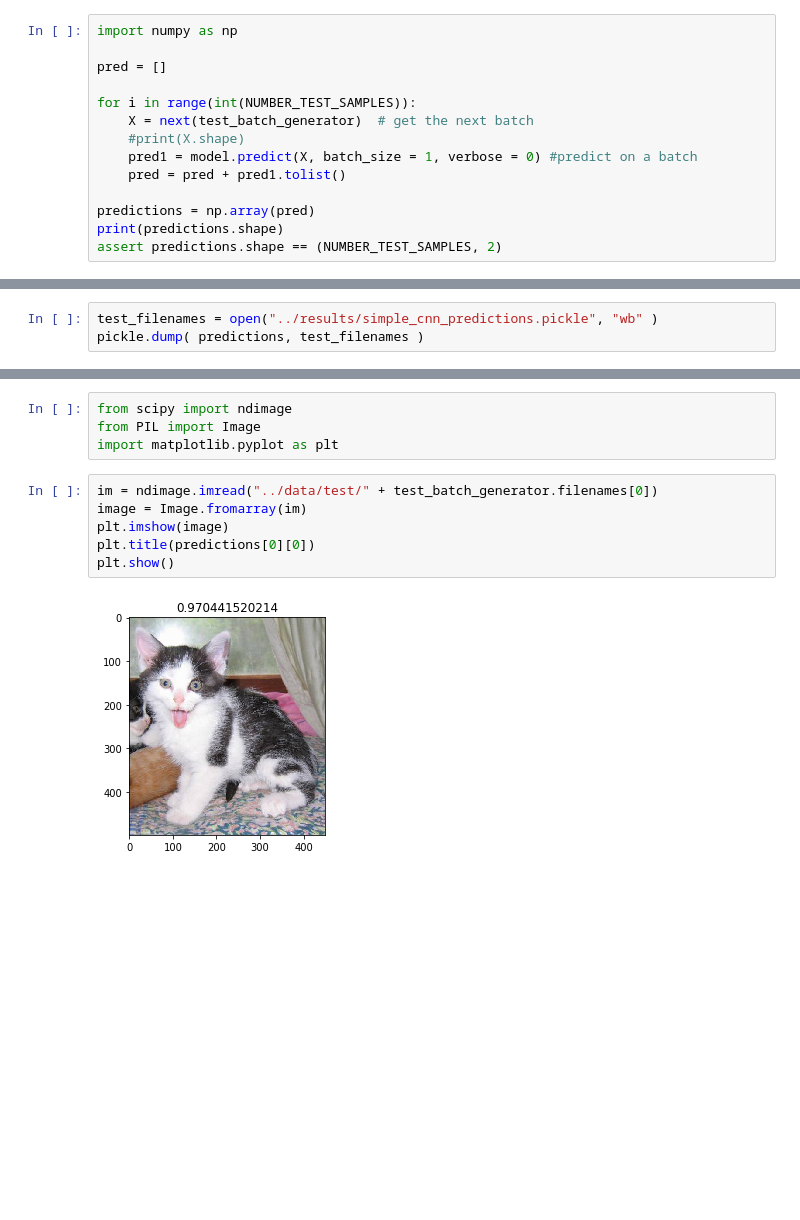
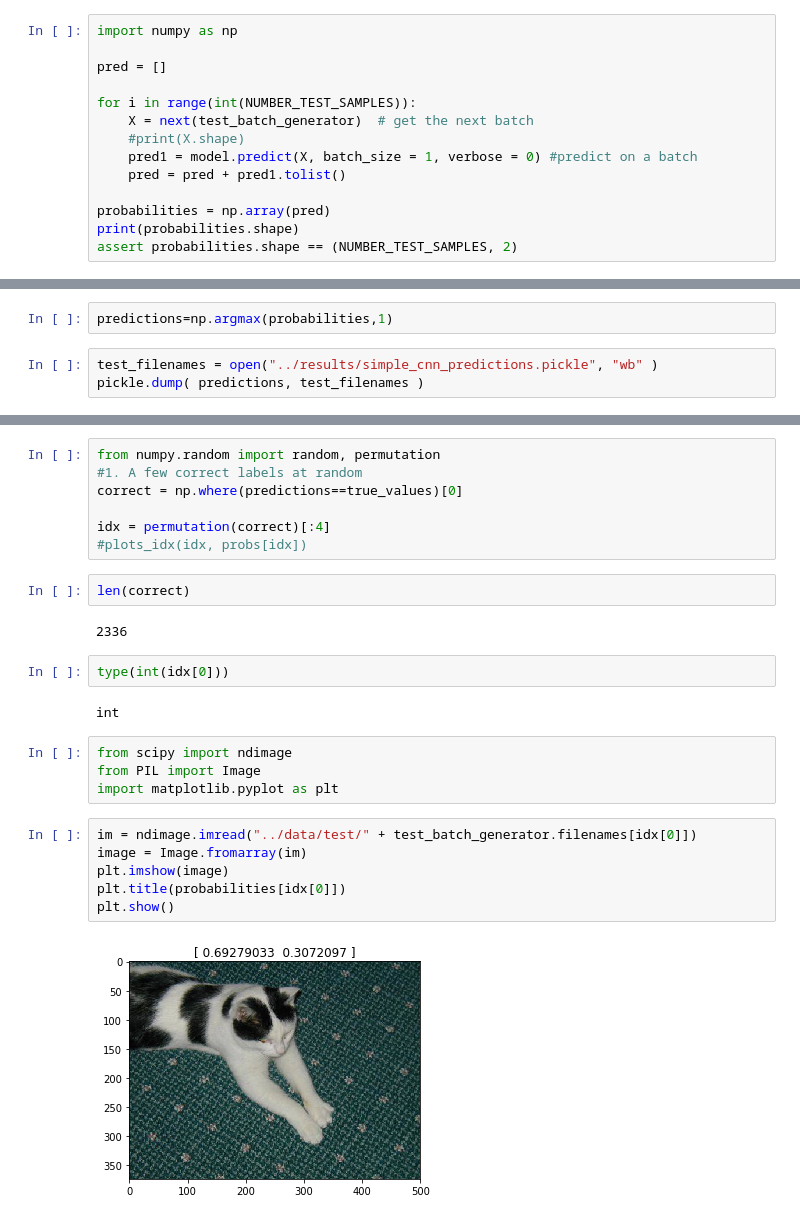
Before and after one commit to gabrielrezzonico/dogsandcats, a Jupyter notebook: notebooks/02 - Simple CNN.ipynb, the cells around one changed output, grey strips where cells are left out. Cells and saved outputs as stored; diff of their text form; blank space fills up the shorter version.

```diff
--- a/notebooks/02 - Simple CNN.ipynb
+++ b/notebooks/02 - Simple CNN.ipynb
@@ -327,6 +332,6 @@ for i in range(int(NUMBER_TEST_SAMPLES)):
     pred1 = model.predict(X, batch_size = 1, verbose = 0) #predict on a batch
     pred = pred + pred1.tolist()
 
-predictions = np.array(pred)
-print(predictions.shape)
-assert predictions.shape == (NUMBER_TEST_SAMPLES, 2)
+probabilities = np.array(pred)
+print(probabilities.shape)
+assert probabilities.shape == (NUMBER_TEST_SAMPLES, 2)
@@ -333,3 +347,5 @@ assert predictions.shape == (NUMBER_TEST_SAMPLES, 2)
+# %%
+predictions=np.argmax(probabilities,1)
 # %%
 test_filenames = open("../results/simple_cnn_predictions.pickle", "wb" )
 pickle.dump( predictions, test_filenames )
@@ -340,12 +408,27 @@ array([ 0.97044152,  0.02955854])
+# %%
+from numpy.random import random, permutation
+#1. A few correct labels at random
+correct = np.where(predictions==true_values)[0]
+
+idx = permutation(correct)[:4]
+#plots_idx(idx, probs[idx])
+# %%
+len(correct)
+# %% [output]
+2336
+# %%
+type(int(idx[0]))
+# %% [output]
+int
 # %%
 from scipy import ndimage
 from PIL import Image
 import matplotlib.pyplot as plt
 # %%
-im = ndimage.imread("../data/test/" + test_batch_generator.filenames[0])
+im = ndimage.imread("../data/test/" + test_batch_generator.filenames[idx[0]])
 image = Image.fromarray(im)
 plt.imshow(image)
-plt.title(predictions[0][0])
+plt.title(probabilities[idx[0]])
 plt.show()
 # %% [output]
-[figure, old version]
+[figure, new version]
```
Also changed, not shown: parts of 16 cells of this notebook, 3 other files.
